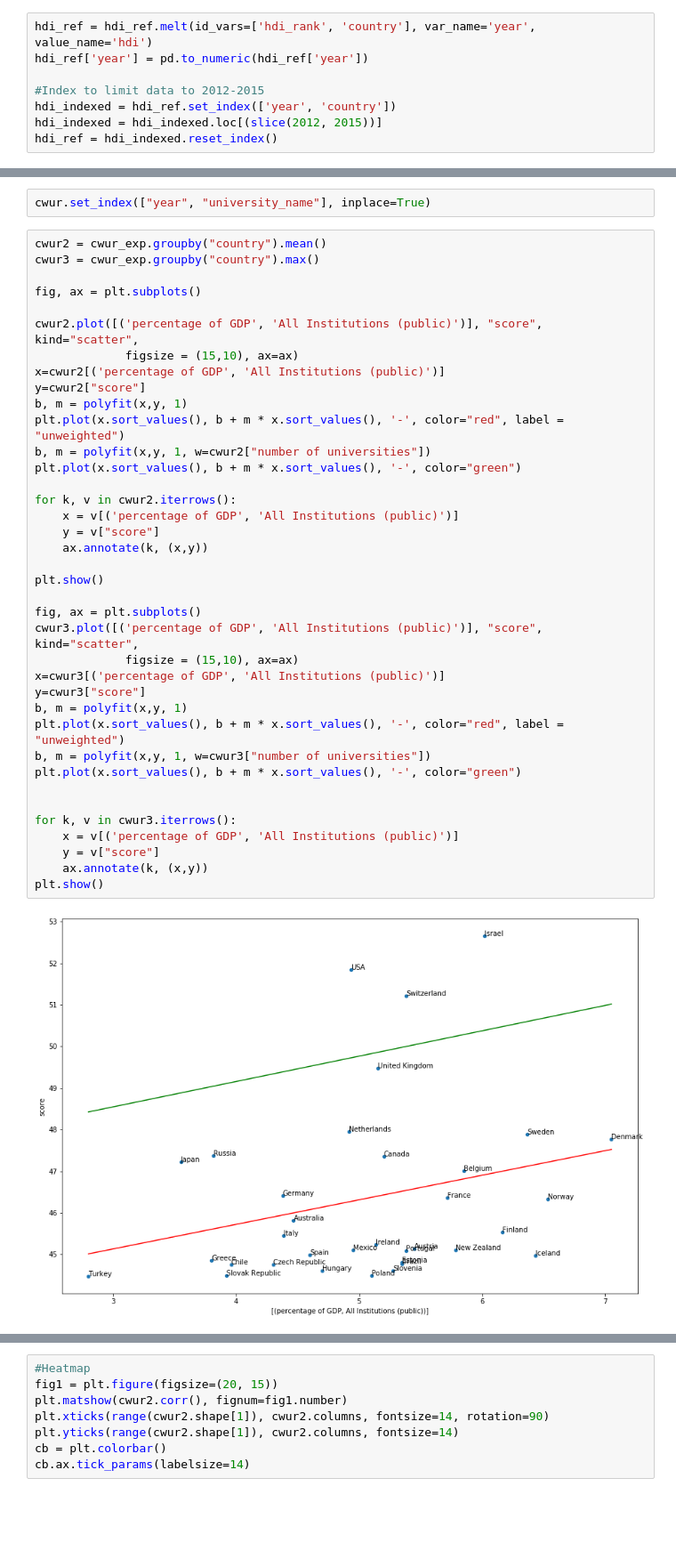
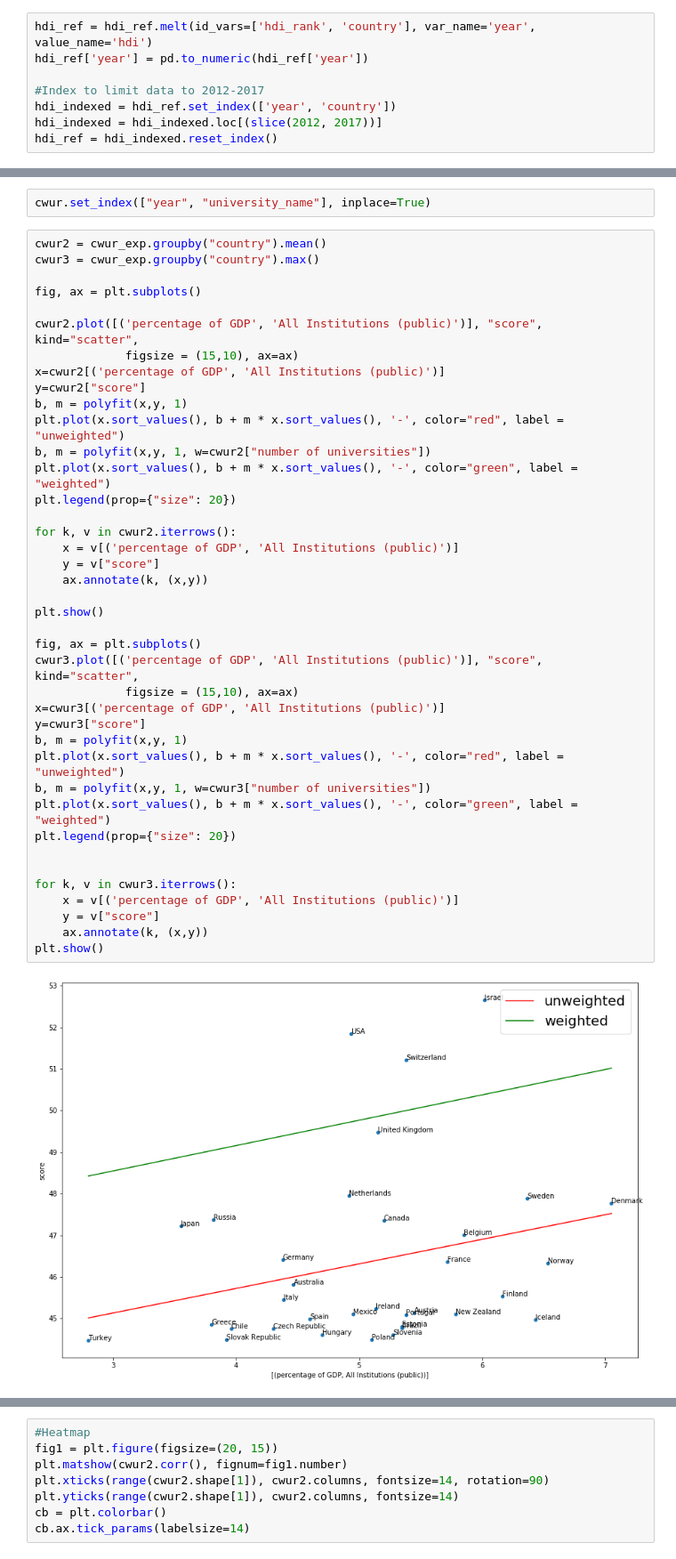
Before and after one commit to AjayvirS/uni-ranking, a Jupyter notebook: EX3_final.ipynb, the cells around one changed output, grey strips where cells are left out. Shown at 89% size. Saved outputs shown, nothing was run; the diff lists cells and outputs as text; blank space fills up the shorter version.

```diff
--- a/EX3_final.ipynb
+++ b/EX3_final.ipynb
@@ -277,9 +277,9 @@ Due to the dataset having the years as columns, it is not feasible to merge it w
 hdi_ref = hdi_ref.melt(id_vars=['hdi_rank', 'country'], var_name='year', value_name='hdi')
 hdi_ref['year'] = pd.to_numeric(hdi_ref['year'])
 
-#Index to limit data to 2012-2015
+#Index to limit data to 2012-2017
 hdi_indexed = hdi_ref.set_index(['year', 'country'])
-hdi_indexed = hdi_indexed.loc[(slice(2012, 2015))]
+hdi_indexed = hdi_indexed.loc[(slice(2012, 2017))]
 hdi_ref = hdi_indexed.reset_index()
 # %% [markdown]
 #### 2.5.2 Reformat Corruption Perceptions Index
@@ -742,33 +742,35 @@ cwur2.plot([('percentage of GDP', 'All Institutions (public)')], "score", kind="
              figsize = (15,10), ax=ax)
 x=cwur2[('percentage of GDP', 'All Institutions (public)')]
 y=cwur2["score"]
 b, m = polyfit(x,y, 1)
 plt.plot(x.sort_values(), b + m * x.sort_values(), '-', color="red", label = "unweighted")
 b, m = polyfit(x,y, 1, w=cwur2["number of universities"])
-plt.plot(x.sort_values(), b + m * x.sort_values(), '-', color="green")
+plt.plot(x.sort_values(), b + m * x.sort_values(), '-', color="green", label = "weighted")
+plt.legend(prop={"size": 20})
 
 for k, v in cwur2.iterrows():
     x = v[('percentage of GDP', 'All Institutions (public)')]
     y = v["score"]
     ax.annotate(k, (x,y))
 
 plt.show()
 
 fig, ax = plt.subplots()
 cwur3.plot([('percentage of GDP', 'All Institutions (public)')], "score", kind="scatter",
              figsize = (15,10), ax=ax)
 x=cwur3[('percentage of GDP', 'All Institutions (public)')]
 y=cwur3["score"]
 b, m = polyfit(x,y, 1)
 plt.plot(x.sort_values(), b + m * x.sort_values(), '-', color="red", label = "unweighted")
 b, m = polyfit(x,y, 1, w=cwur3["number of universities"])
-plt.plot(x.sort_values(), b + m * x.sort_values(), '-', color="green")
+plt.plot(x.sort_values(), b + m * x.sort_values(), '-', color="green", label = "weighted")
+plt.legend(prop={"size": 20})
 
 
 for k, v in cwur3.iterrows():
     x = v[('percentage of GDP', 'All Institutions (public)')]
     y = v["score"]
     ax.annotate(k, (x,y))
 plt.show()
 # %% [output]
-[figure, old version]
+[figure, new version]
```
Also changed, not shown: parts of 12 cells of this notebook.
